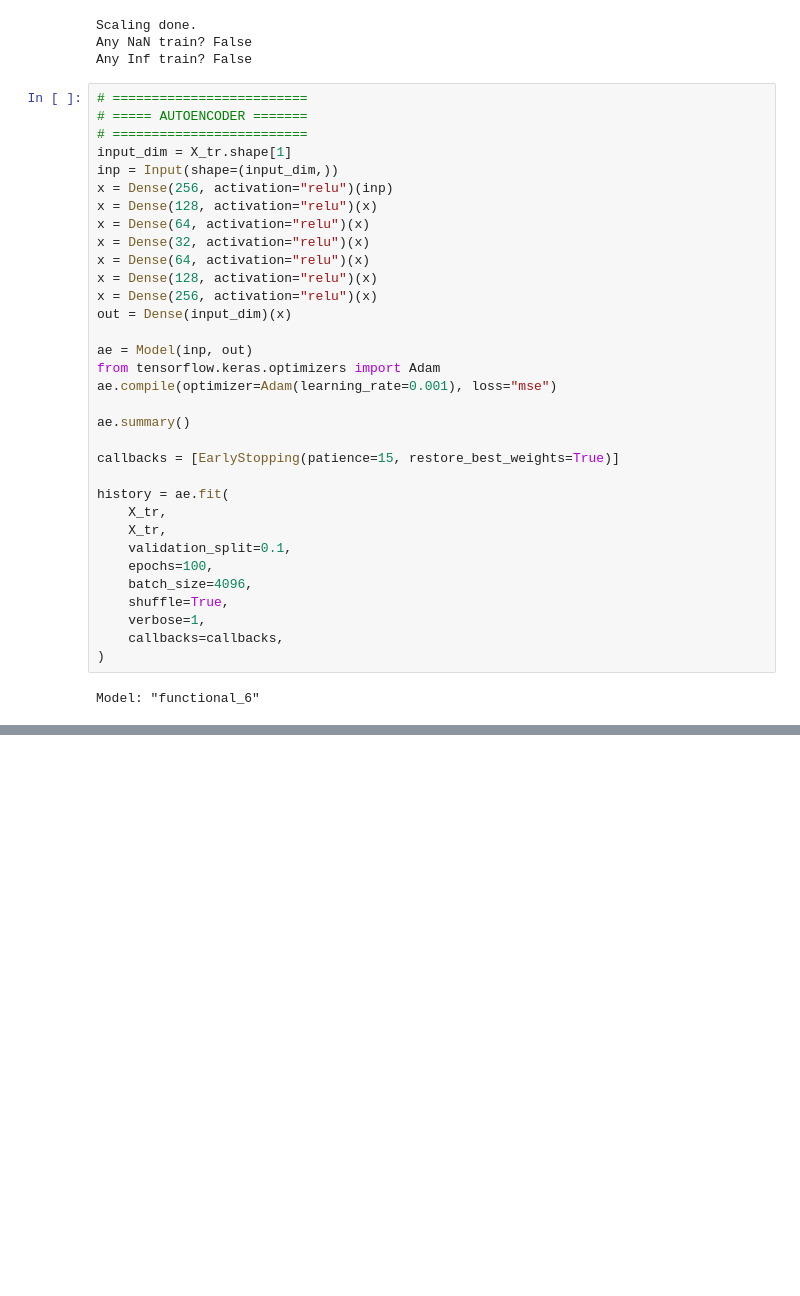
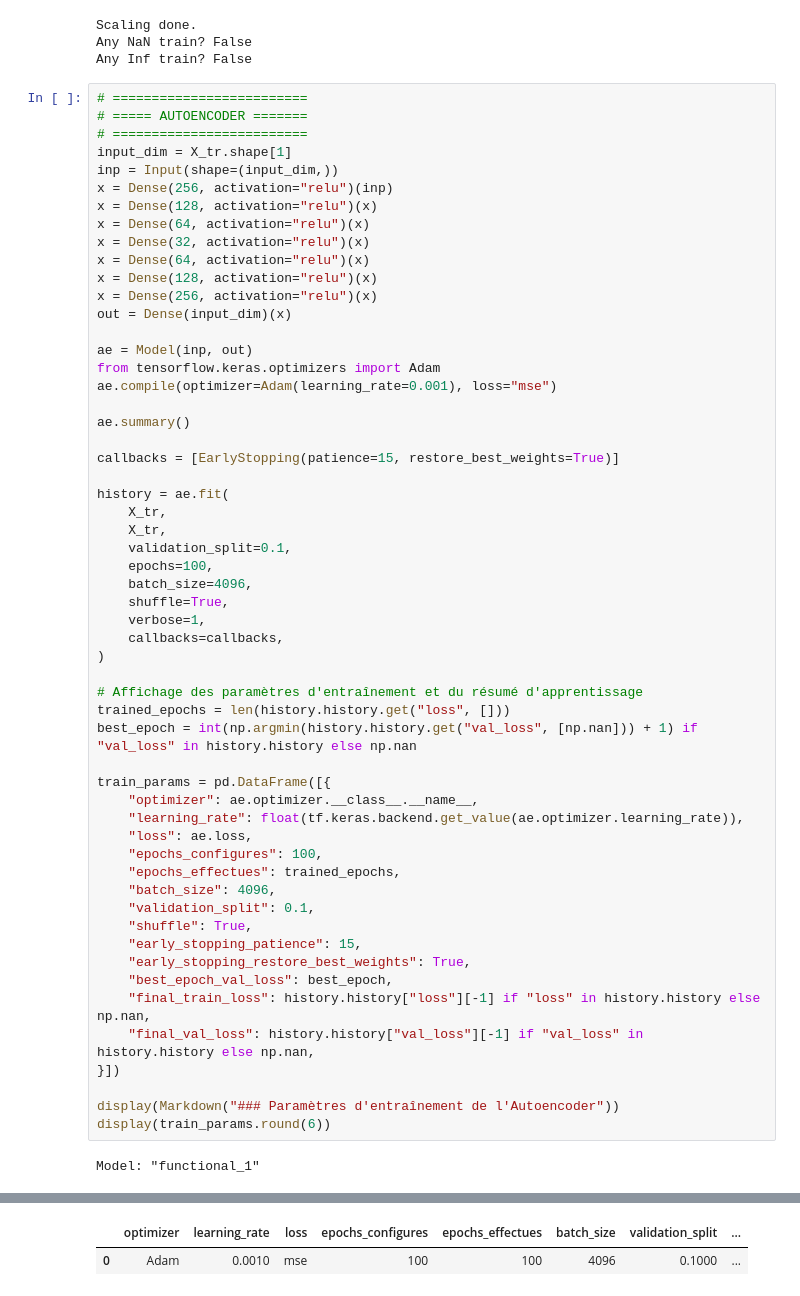
Before and after one commit to TomMullier/AUT25-VertX-NetworkAnalysis, a Jupyter notebook: src/main/resources/IDS_Training/dataset_10-03-26/v2_IDS_Stage1.ipynb, the cells around one changed output, grey strips where cells are left out. Drawn from its saved outputs; the diff is of its cells as text; blank space fills up the shorter version.

```diff
--- a/src/main/resources/IDS_Training/dataset_10-03-26/v2_IDS_Stage1.ipynb
+++ b/src/main/resources/IDS_Training/dataset_10-03-26/v2_IDS_Stage1.ipynb
@@ -350,8 +434,31 @@ history = ae.fit(
     verbose=1,
     callbacks=callbacks,
 )
+
+# Affichage des paramètres d'entraînement et du résumé d'apprentissage
+trained_epochs = len(history.history.get("loss", []))
+best_epoch = int(np.argmin(history.history.get("val_loss", [np.nan])) + 1) if "val_loss" in history.history else np.nan
+
+train_params = pd.DataFrame([{
+    "optimizer": ae.optimizer.__class__.__name__,
+    "learning_rate": float(tf.keras.backend.get_value(ae.optimizer.learning_rate)),
+    "loss": ae.loss,
+    "epochs_configures": 100,
+    "epochs_effectues": trained_epochs,
+    "batch_size": 4096,
+    "validation_split": 0.1,
+    "shuffle": True,
+    "early_stopping_patience": 15,
+    "early_stopping_restore_best_weights": True,
+    "best_epoch_val_loss": best_epoch,
+    "final_train_loss": history.history["loss"][-1] if "loss" in history.history else np.nan,
+    "final_val_loss": history.history["val_loss"][-1] if "val_loss" in history.history else np.nan,
+}])
+
+display(Markdown("### Paramètres d'entraînement de l'Autoencoder"))
+display(train_params.round(6))
 # %% [output]
-Model: "functional_6"
+Model: "functional_1"
 ┏━━━━━━━━━━━━━━━━━━━━━━━━━━━━━━━━━┳━━━━━━━━━━━━━━━━━━━━━━━━┳━━━━━━━━━━━━━━━┓
 ┃ Layer (type)                    ┃ Output Shape           ┃       Param # ┃
 ┡━━━━━━━━━━━━━━━━━━━━━━━━━━━━━━━━━╇━━━━━━━━━━━━━━━━━━━━━━━━╇━━━━━━━━━━━━━━━┩
@@ -392,3 +500,5 @@ Epoch 100/100
+|  | optimizer | learning_rate | loss | epochs_configures | epochs_effectues | batch_size | validation_split | ... |
+| 0 | Adam | 0.0010 | mse | 100 | 100 | 4096 | 0.1000 | ... |
 # %%
 # =========================
 # == AFTER TRAINING AE  ==
```
Also changed, not shown: parts of 13 cells of this notebook.
